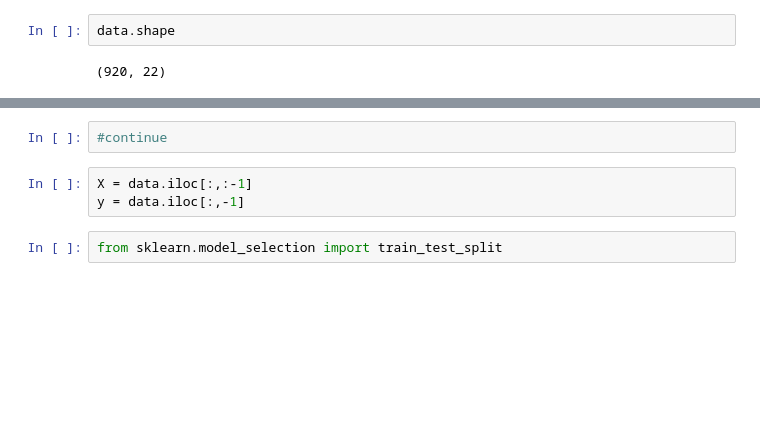
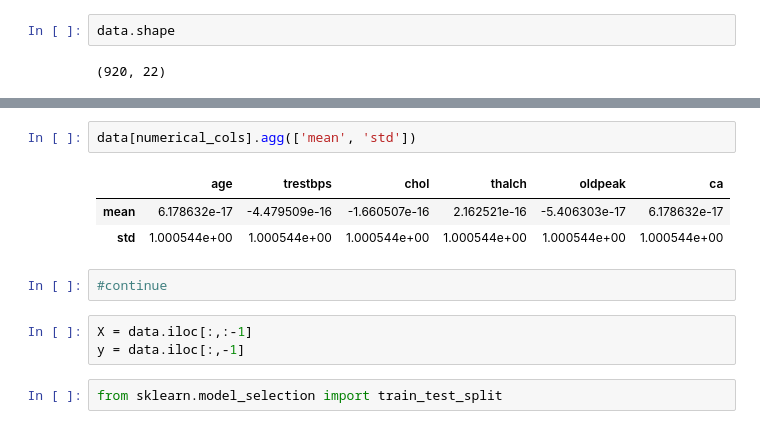
Before and after one commit to chanu0073/Heart-Disease-Detection-Research-ML-Project, a Jupyter notebook: Heart_Disease_ML_Project.ipynb, the cells around one changed output, grey strips where cells are left out. Drawn from its saved outputs; the diff is of its cells as text; blank space fills up the shorter version.

```diff
--- a/Heart_Disease_ML_Project.ipynb
+++ b/Heart_Disease_ML_Project.ipynb
@@ -849,3 +891,9 @@ data.shape
+# %%
+data[numerical_cols].agg(['mean', 'std'])
+# %% [output]
+|  | age | trestbps | chol | thalch | oldpeak | ca |
+| mean | 6.178632e-17 | -4.479509e-16 | -1.660507e-16 | 2.162521e-16 | -5.406303e-17 | 6.178632e-17 |
+| std | 1.000544e+00 | 1.000544e+00 | 1.000544e+00 | 1.000544e+00 | 1.000544e+00 | 1.000544e+00 |
 # %%
 #continue
 # %%
```
Also changed, not shown: parts of 6 cells of this notebook.
